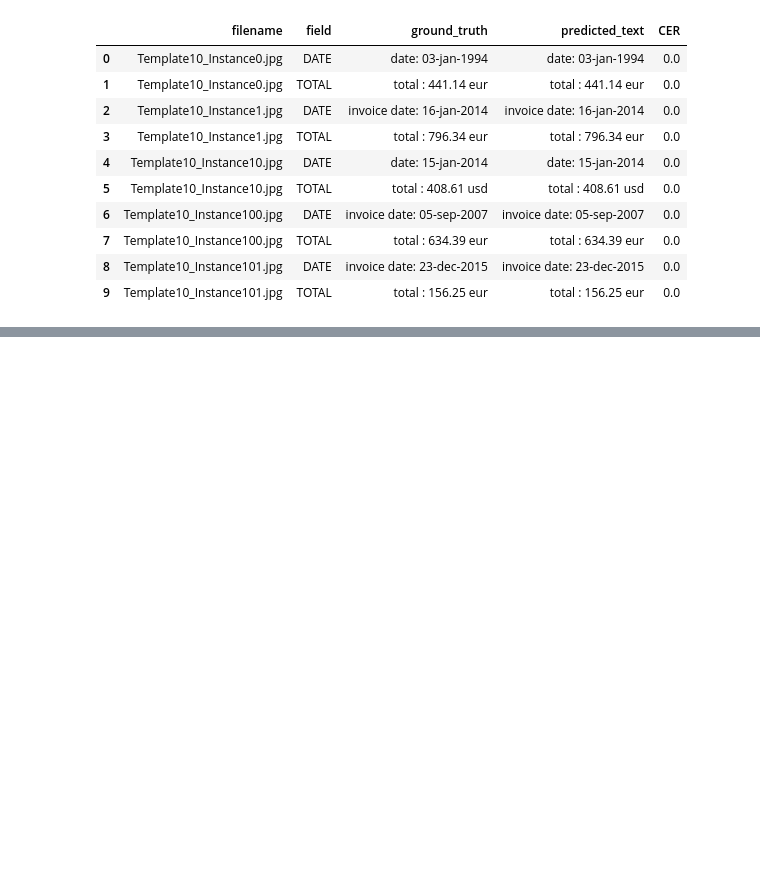
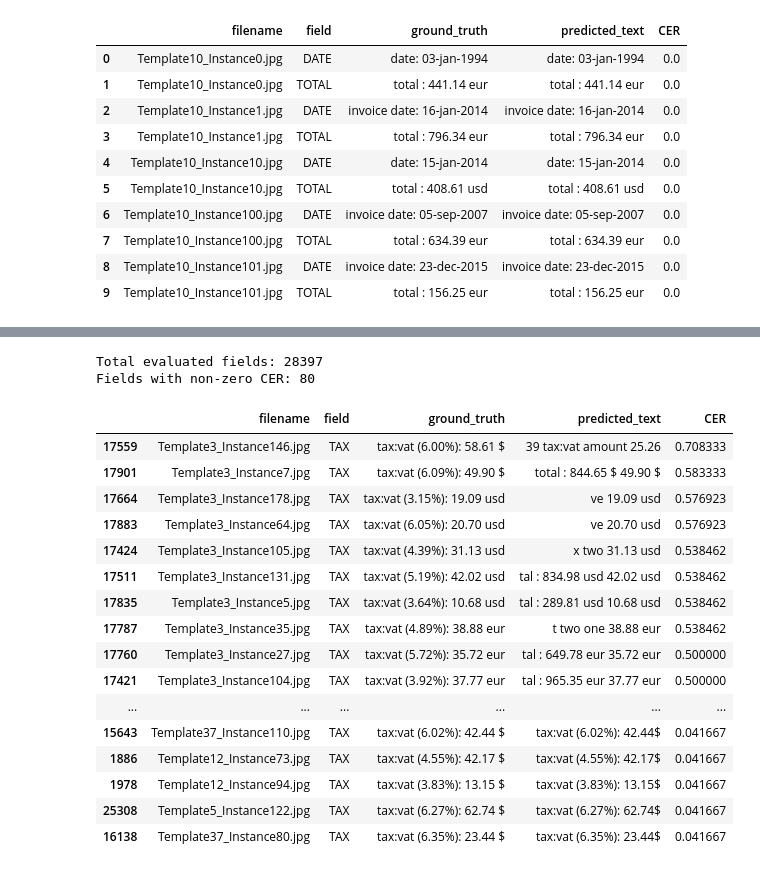
Before and after one commit to satyamkarn100-ctrl/FinDocAI, a Jupyter notebook: 01_fatura_dataset_inspection.ipynb, the cells around one changed output, grey strips where cells are left out. Drawn from its saved outputs; the diff is of its cells as text; code cells hidden in the pictures; blank space fills up the shorter version.

```diff
--- a/01_fatura_dataset_inspection.ipynb
+++ b/01_fatura_dataset_inspection.ipynb
@@ -373,15 +348,3 @@ result = test_model(doc)
 # %% [output]
 Downloading https://doctr-static.mindee.com/models?id=v0.8.1/fast_base-688a8b34.pt&src=0 to /root/.cache/doctr/models/fast_base-688a8b34.pt
 Downloading https://doctr-static.mindee.com/models?id=v0.12.0/crnn_vgg16_bn-0417f351.pt&src=0 to /root/.cache/doctr/models/crnn_vgg16_bn-0417f351.pt
-# %%
-result.export()
-data = result.export()
-
-for page in data['pages']:
-    for block in page['blocks']:
-        for line in block['lines']:
-            for word in line['words']:
-                print("Text:", word['value'])
-                print("Confidence:", word['confidence'])
-                print("Geometry:", word['geometry'])
-                print("-" * 30)
@@ -406,17 +350,0 @@ Geometry: ((0.39509585084033616, 0.9326171875), (0.46825269170168066, 0.94628906
-# %%
-annotation_dir = Path(
-    '/content/FATURA/invoices_dataset_final/Annotations/Original_Format'
-)
-
-json_files = list(annotation_dir.glob('*.json'))
-print("Total JSON Files:",len(json_files))
-
-
-with open(json_files[0], "r", encoding="utf-8") as f:
-    annotation = json.load(f)
-
-print("\nJSON file:", json_files[0].name)
-print("\nData type:", type(annotation))
-print("\nTop-level keys:", list(annotation.keys()) if isinstance(annotation, dict) else "Not a dictionary")
-print("\nSample annotation:")
-print(json.dumps(annotation, indent=2, ensure_ascii=False)[:5000])
@@ -685,3 +588,0 @@ for file in files:
-# %%
-ground_truth = data["TOTAL"]["text"]
-print(ground_truth)
@@ -781,0 +706,30 @@ Saved to: /content/fatura_cer_results.csv
+# %%
+# Sirf non-zero CER wale results
+errors_df = cer_df[cer_df["CER"] > 0].copy()
+
+print("Total evaluated fields:", len(cer_df))
+print("Fields with non-zero CER:", len(errors_df))
+
+display(
+    errors_df.sort_values("CER", ascending=False).head(50)
+)
+# %% [output]
+Total evaluated fields: 28397
+Fields with non-zero CER: 80
+|  | filename | field | ground_truth | predicted_text | CER |
+| 17559 | Template3_Instance146.jpg | TAX | tax:vat (6.00%): 58.61 $ | 39 tax:vat amount 25.26 | 0.708333 |
+| 17901 | Template3_Instance7.jpg | TAX | tax:vat (6.09%): 49.90 $ | total : 844.65 $ 49.90 $ | 0.583333 |
+| 17664 | Template3_Instance178.jpg | TAX | tax:vat (3.15%): 19.09 usd | ve 19.09 usd | 0.576923 |
+| 17883 | Template3_Instance64.jpg | TAX | tax:vat (6.05%): 20.70 usd | ve 20.70 usd | 0.576923 |
+| 17424 | Template3_Instance105.jpg | TAX | tax:vat (4.39%): 31.13 usd | x two 31.13 usd | 0.538462 |
+| 17511 | Template3_Instance131.jpg | TAX | tax:vat (5.19%): 42.02 usd | tal : 834.98 usd 42.02 usd | 0.538462 |
+| 17835 | Template3_Instance5.jpg | TAX | tax:vat (3.64%): 10.68 usd | tal : 289.81 usd 10.68 usd | 0.538462 |
+| 17787 | Template3_Instance35.jpg | TAX | tax:vat (4.89%): 38.88 eur | t two one 38.88 eur | 0.538462 |
+| 17760 | Template3_Instance27.jpg | TAX | tax:vat (5.72%): 35.72 eur | tal : 649.78 eur 35.72 eur | 0.500000 |
+| 17421 | Template3_Instance104.jpg | TAX | tax:vat (3.92%): 37.77 eur | tal : 965.35 eur 37.77 eur | 0.500000 |
+| ... | ... | ... | ... | ... | ... |
+| 15643 | Template37_Instance110.jpg | TAX | tax:vat (6.02%): 42.44 $ | tax:vat (6.02%): 42.44$ | 0.041667 |
+| 1886 | Template12_Instance73.jpg | TAX | tax:vat (4.55%): 42.17 $ | tax:vat (4.55%): 42.17$ | 0.041667 |
+| 1978 | Template12_Instance94.jpg | TAX | tax:vat (3.83%): 13.15 $ | tax:vat (3.83%): 13.15$ | 0.041667 |
+| 25308 | Template5_Instance122.jpg | TAX | tax:vat (6.27%): 62.74 $ | tax:vat (6.27%): 62.74$ | 0.041667 |
+| 16138 | Template37_Instance80.jpg | TAX | tax:vat (6.35%): 23.44 $ | tax:vat (6.35%): 23.44$ | 0.041667 |
```
Also changed, not shown: parts of 25 cells of this notebook.
